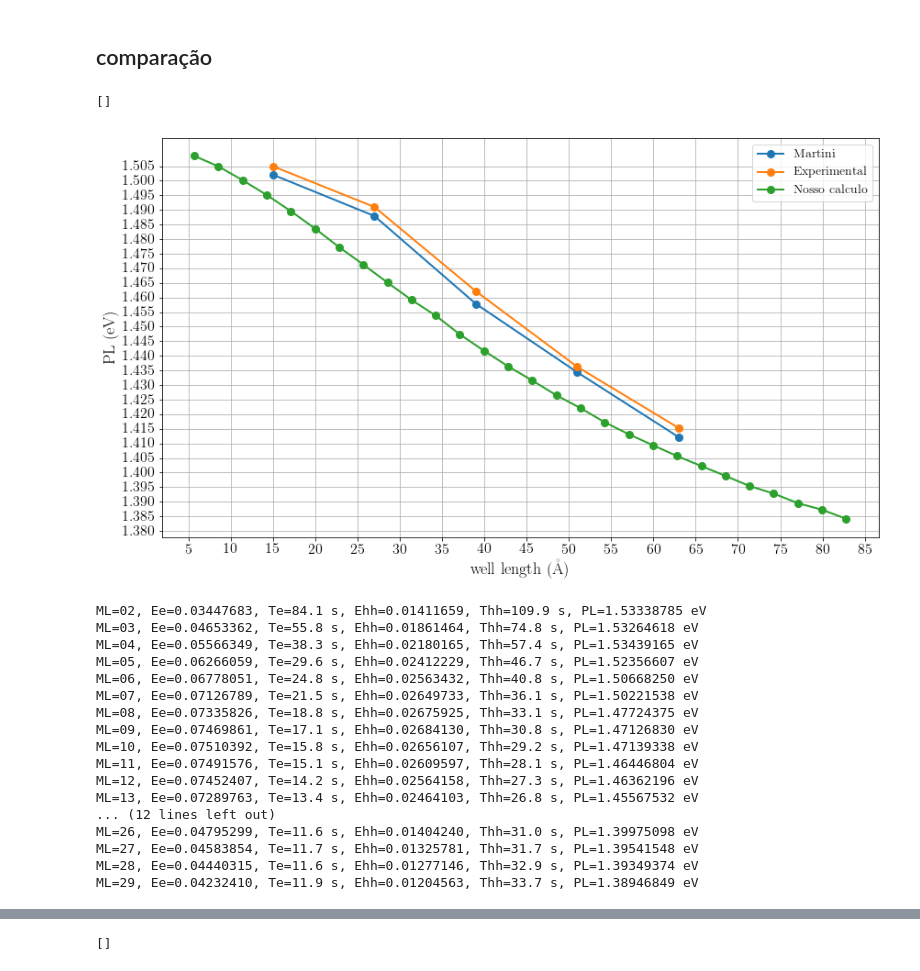
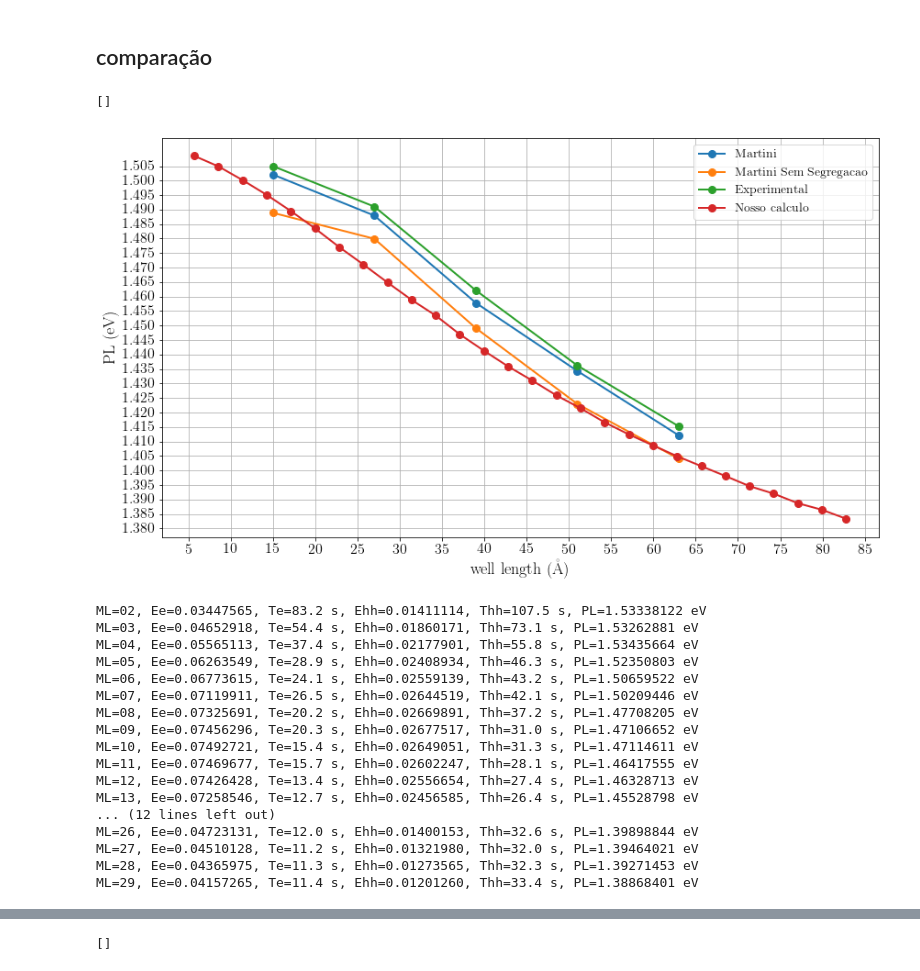
Before and after one commit to thiagolcmelo/time-evolution, a Jupyter notebook: martini-reproduzindo.ipynb, the cells around one changed output, grey strips where cells are left out. Drawn from its saved outputs; the diff is of its cells as text; code cells hidden in the pictures.

```diff
--- a/martini-reproduzindo.ipynb
+++ b/martini-reproduzindo.ipynb
@@ -124,9 +124,14 @@ for ml in ml_grid:
     #electron   = imaginary(z_au,v_e_au,np.min(me(in_x_z)))
     #heavy_hole = imaginary(z_au,v_hh_au,np.min(mhhz(in_x_z)))
 
-    electron   = imaginary(z_au,v_e_au ,  me(in_x_z))
+#     electron   = imaginary(z_au,v_e_au ,  me(in_x_z))
+#     infos_e.append(electron)
+#     heavy_hole = imaginary(z_au,v_hh_au, mhhz(in_x_z))
+#     infos_h.append(heavy_hole)
+
+    electron   = imaginary(z_au,v_e_au ,  np.max(me(in_x_z)))
     infos_e.append(electron)
-    heavy_hole = imaginary(z_au,v_hh_au, mhhz(in_x_z))
+    heavy_hole = imaginary(z_au,v_hh_au, np.max(mhhz(in_x_z)))
     infos_h.append(heavy_hole)
 
     Ee      = electron['eigenvalues'][0]* au2ev
@@ -185,29 +190,31 @@ ML=29, Ee=0.04232410, Te=11.9 s, Ehh=0.01204563, Thh=33.7 s, PL=1.38416150 eV
 # %%
 PL_martini      = [1.50208315, 1.48793928, 1.4578344 , 1.4343612 , 1.41212442]
 PL_experimental = [1.50498686, 1.49103033, 1.46214312, 1.43623456, 1.41525293]
+PL_ = [ 1.4888947,   1.47994004,  1.44912327,  1.42298991,  1.40406898]
 # %% [markdown]
 ## comparação
 # %%
 wl = [15, 27, 39, 51, 63]
 
 fig = plt.figure()
 ax  = fig.gca()
 
 ax.set_xticks(np.arange(0, 100.00, 5.000))
 ax.set_yticks(np.arange(0,  1.51, 0.005))
 ax.set_xlabel('well length (\AA)')
 ax.set_ylabel('PL (eV)')
 
 ax.plot(wl, PL_martini     , '-o', label='Martini')
+ax.plot(wl, PL_, '-o', label='Martini Sem Segregacao')
 ax.plot(wl, PL_experimental, '-o', label='Experimental')
 ax.plot([float(i)*5.71/2 for i in range(2,30)], PL_nosso       , '-o', label='Nosso calculo')
 
 plt.legend()
 plt.grid(True)
 plt.plot()
 # %% [output]
 []
-[figure, old version]
+[figure, new version]
 # %%
 PL_nosso_roubado = []
 for ml, electron, heavy_hole in zip(ml_grid, infos_e, infos_h):
@@ -277,23 +284,23 @@ for ml, electron, heavy_hole in zip(ml_grid, infos_e, infos_h):
     print("ML={0:02d}, Ee={1:.8f}, Te={2:04.1f} s, Ehh={3:.8f}, Thh={4:04.1f} s, PL={5:.8f} eV".format(
         ml, Ee, Te, Ehh, Thh, pl))
 # %% [output]
-ML=02, Ee=0.03447683, Te=84.1 s, Ehh=0.01411659, Thh=109.9 s, PL=1.53338785 eV
-ML=03, Ee=0.04653362, Te=55.8 s, Ehh=0.01861464, Thh=74.8 s, PL=1.53264618 eV
-ML=04, Ee=0.05566349, Te=38.3 s, Ehh=0.02180165, Thh=57.4 s, PL=1.53439165 eV
-ML=05, Ee=0.06266059, Te=29.6 s, Ehh=0.02412229, Thh=46.7 s, PL=1.52356607 eV
-ML=06, Ee=0.06778051, Te=24.8 s, Ehh=0.02563432, Thh=40.8 s, PL=1.50668250 eV
-ML=07, Ee=0.07126789, Te=21.5 s, Ehh=0.02649733, Thh=36.1 s, PL=1.50221538 eV
-ML=08, Ee=0.07335826, Te=18.8 s, Ehh=0.02675925, Thh=33.1 s, PL=1.47724375 eV
-ML=09, Ee=0.07469861, Te=17.1 s, Ehh=0.02684130, Thh=30.8 s, PL=1.47126830 eV
-ML=10, Ee=0.07510392, Te=15.8 s, Ehh=0.02656107, Thh=29.2 s, PL=1.47139338 eV
-ML=11, Ee=0.07491576, Te=15.1 s, Ehh=0.02609597, Thh=28.1 s, PL=1.46446804 eV
-ML=12, Ee=0.07452407, Te=14.2 s, Ehh=0.02564158, Thh=27.3 s, PL=1.46362196 eV
-ML=13, Ee=0.07289763, Te=13.4 s, Ehh=0.02464103, Thh=26.8 s, PL=1.45567532 eV
+ML=02, Ee=0.03447565, Te=83.2 s, Ehh=0.01411114, Thh=107.5 s, PL=1.53338122 eV
+ML=03, Ee=0.04652918, Te=54.4 s, Ehh=0.01860171, Thh=73.1 s, PL=1.53262881 eV
+ML=04, Ee=0.05565113, Te=37.4 s, Ehh=0.02177901, Thh=55.8 s, PL=1.53435664 eV
+ML=05, Ee=0.06263549, Te=28.9 s, Ehh=0.02408934, Thh=46.3 s, PL=1.52350803 eV
+ML=06, Ee=0.06773615, Te=24.1 s, Ehh=0.02559139, Thh=43.2 s, PL=1.50659522 eV
+ML=07, Ee=0.07119911, Te=26.5 s, Ehh=0.02644519, Thh=42.1 s, PL=1.50209446 eV
+ML=08, Ee=0.07325691, Te=20.2 s, Ehh=0.02669891, Thh=37.2 s, PL=1.47708205 eV
+ML=09, Ee=0.07456296, Te=20.3 s, Ehh=0.02677517, Thh=31.0 s, PL=1.47106652 eV
+ML=10, Ee=0.07492721, Te=15.4 s, Ehh=0.02649051, Thh=31.3 s, PL=1.47114611 eV
+ML=11, Ee=0.07469677, Te=15.7 s, Ehh=0.02602247, Thh=28.1 s, PL=1.46417555 eV
+ML=12, Ee=0.07426428, Te=13.4 s, Ehh=0.02556654, Thh=27.4 s, PL=1.46328713 eV
+ML=13, Ee=0.07258546, Te=12.7 s, Ehh=0.02456585, Thh=26.4 s, PL=1.45528798 eV
 ... (12 lines left out)
-ML=26, Ee=0.04795299, Te=11.6 s, Ehh=0.01404240, Thh=31.0 s, PL=1.39975098 eV
-ML=27, Ee=0.04583854, Te=11.7 s, Ehh=0.01325781, Thh=31.7 s, PL=1.39541548 eV
-ML=28, Ee=0.04440315, Te=11.6 s, Ehh=0.01277146, Thh=32.9 s, PL=1.39349374 eV
-ML=29, Ee=0.04232410, Te=11.9 s, Ehh=0.01204563, Thh=33.7 s, PL=1.38946849 eV
+ML=26, Ee=0.04723131, Te=12.0 s, Ehh=0.01400153, Thh=32.6 s, PL=1.39898844 eV
+ML=27, Ee=0.04510128, Te=11.2 s, Ehh=0.01321980, Thh=32.0 s, PL=1.39464021 eV
+ML=28, Ee=0.04365975, Te=11.3 s, Ehh=0.01273565, Thh=32.3 s, PL=1.39271453 eV
+ML=29, Ee=0.04157265, Te=11.4 s, Ehh=0.01201260, Thh=33.4 s, PL=1.38868401 eV
 # %%
 [1.4888947  1.47994004 1.44912327 1.42298991 1.40406898]
 [1.50208315 1.48793928 1.4578344  1.4343612  1.41212442]
```
Also changed, not shown: parts of 2 cells of this notebook, 3 other files.
